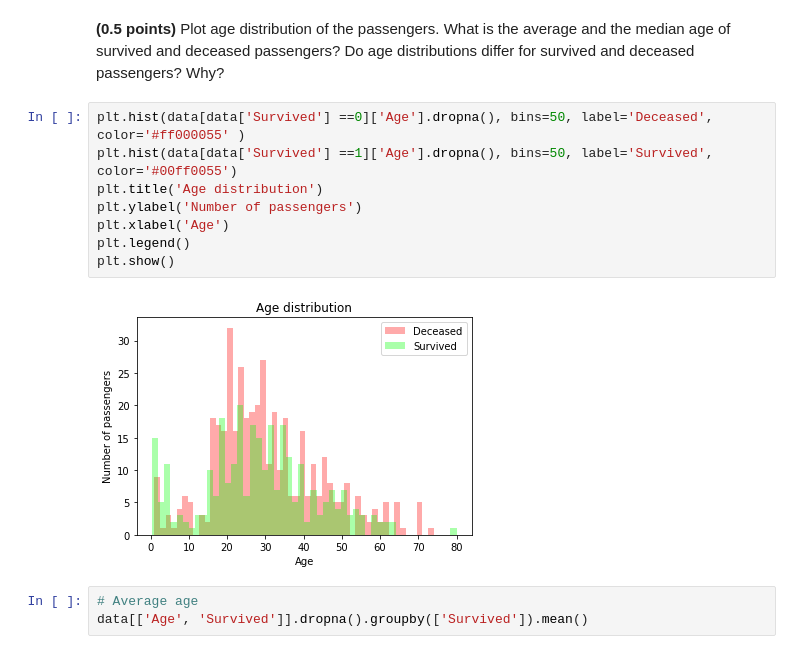
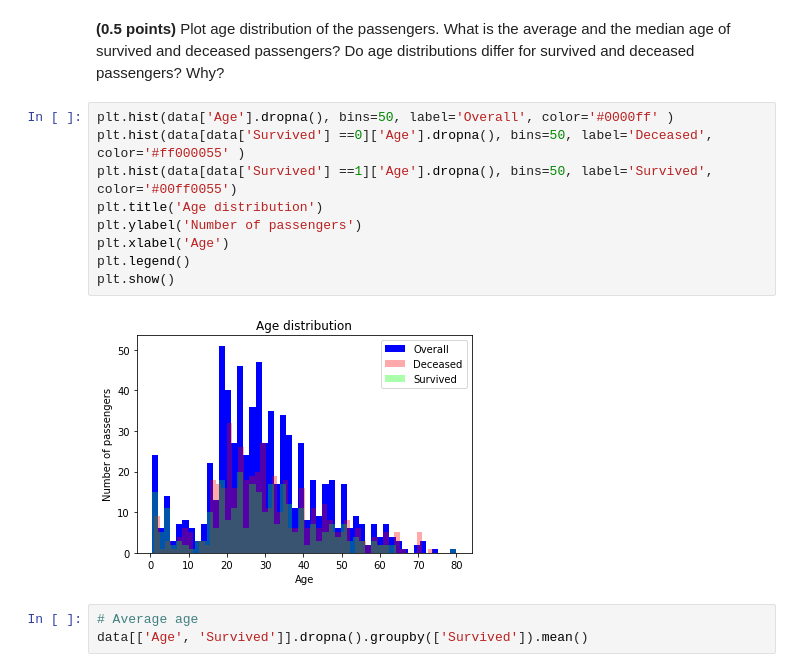
Before and after one commit to kagafon/rs-school-ml-intro, a Jupyter notebook: 5_classification_linear_knn/classification.ipynb, the cells around one changed output. Drawn from its saved outputs; the diff is of its cells as text.

```diff
--- a/5_classification_linear_knn/classification.ipynb
+++ b/5_classification_linear_knn/classification.ipynb
@@ -85,15 +85,16 @@ plot_barchart(aliveMeans.index, [aliveMeans, deadMeans],('Alive', 'Dead'), 'Surv
 # %% [markdown]
 **(0.5 points)** Plot age distribution of the passengers. What is the average and the median age of survived and deceased passengers? Do age distributions differ for survived and deceased passengers? Why?
 # %%
+plt.hist(data['Age'].dropna(), bins=50, label='Overall', color='#0000ff' )
 plt.hist(data[data['Survived'] ==0]['Age'].dropna(), bins=50, label='Deceased', color='#ff000055' )
 plt.hist(data[data['Survived'] ==1]['Age'].dropna(), bins=50, label='Survived', color='#00ff0055')
 plt.title('Age distribution')
 plt.ylabel('Number of passengers')
 plt.xlabel('Age')
 plt.legend()
 plt.show()
 # %% [output]
-[figure, old version]
+[figure, new version]
 # %%
 # Average age
 data[['Age', 'Survived']].dropna().groupby(['Survived']).mean()
```
Also changed, not shown: parts of 4 cells of this notebook.
